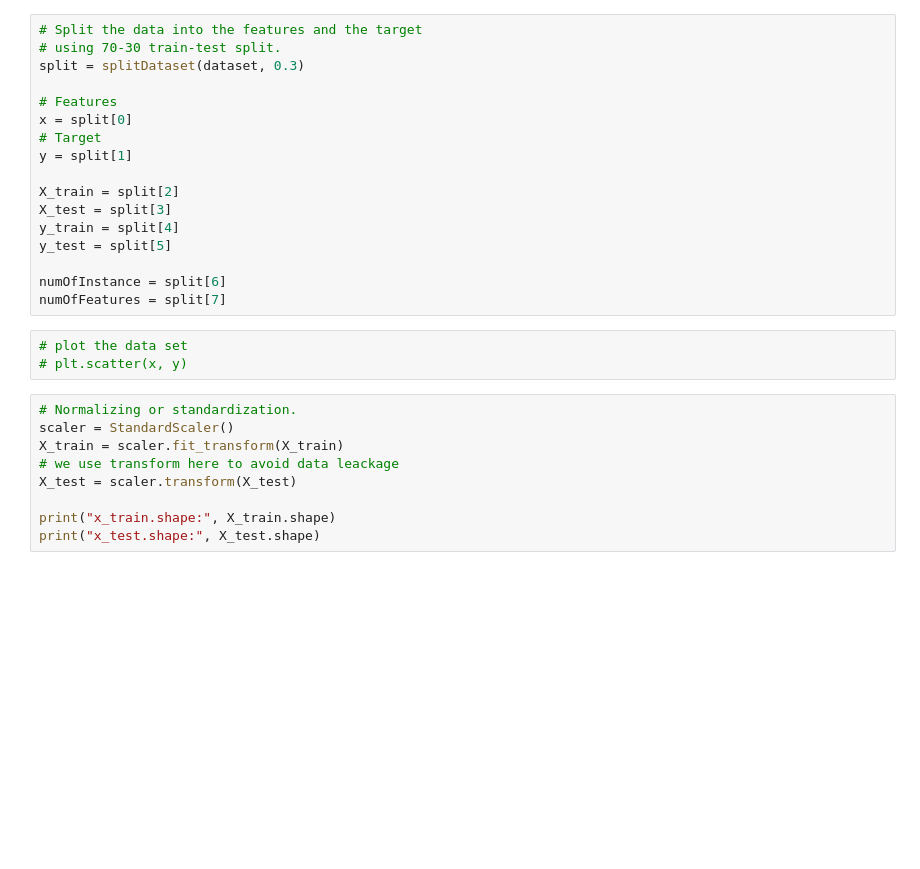
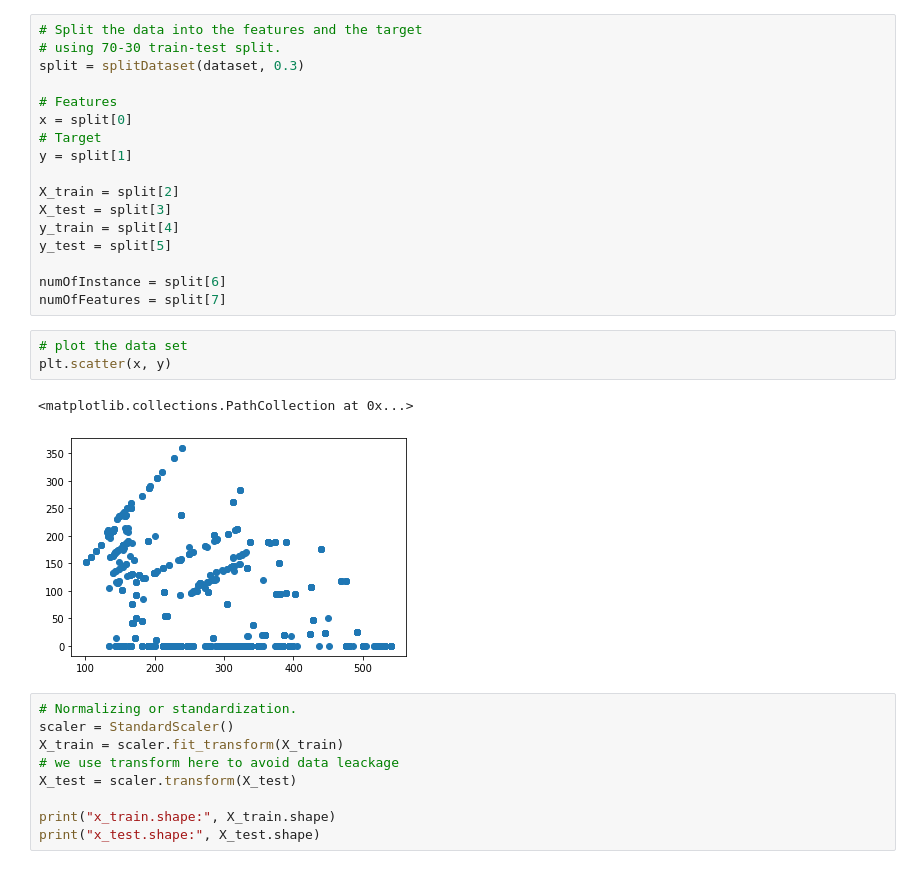
Before and after one commit to YannMjl/AI-764, a Jupyter notebook: Assign3.ipynb, the cells around one changed output. Cells and saved outputs as stored; diff of their text form; blank space fills up the shorter version.

```diff
--- a/Assign3.ipynb
+++ b/Assign3.ipynb
@@ -75,7 +93,10 @@ numOfInstance = split[6]
 numOfFeatures = split[7]
 # %%
 # plot the data set
-# plt.scatter(x, y)
+plt.scatter(x, y)
+# %% [output]
+<matplotlib.collections.PathCollection at 0x...>
+[figure, added]
 # %%
 # Normalizing or standardization.
 scaler = StandardScaler()
```
Also changed, not shown: parts of 11 cells of this notebook.
